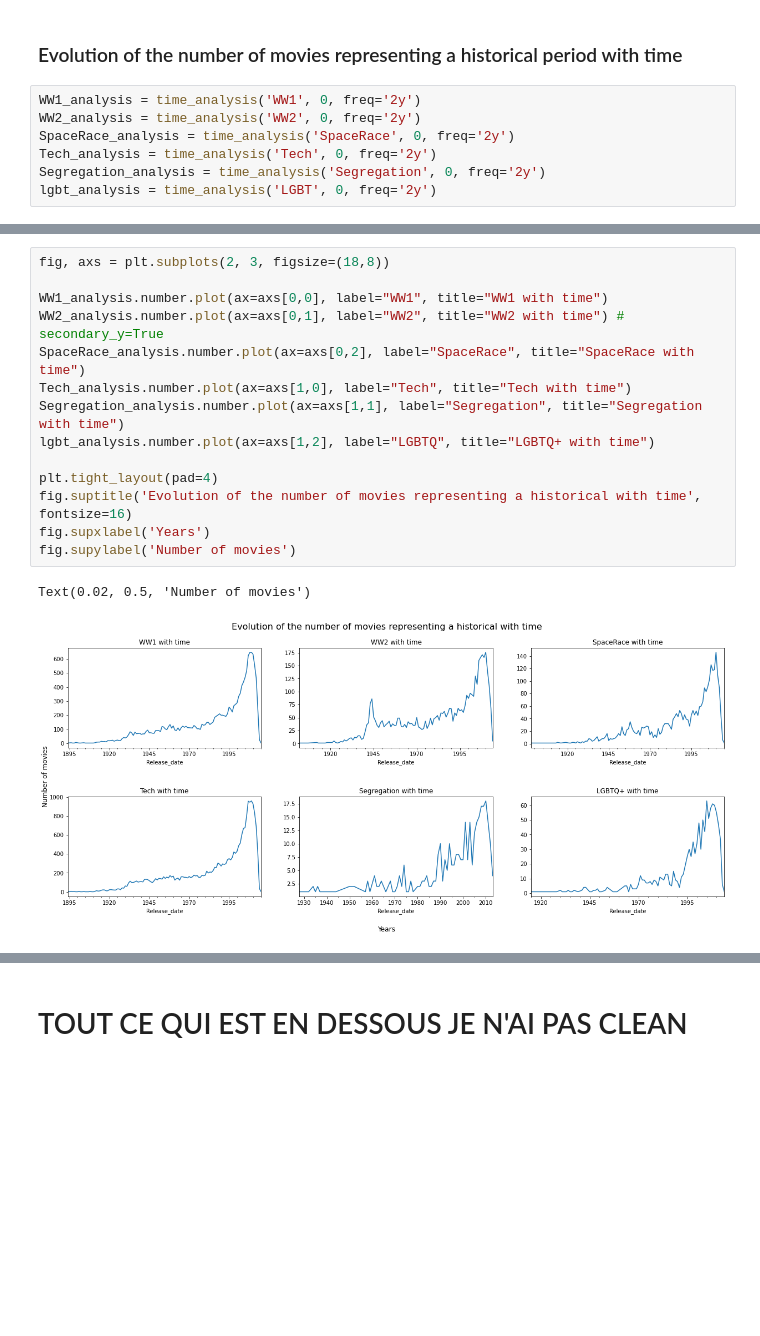
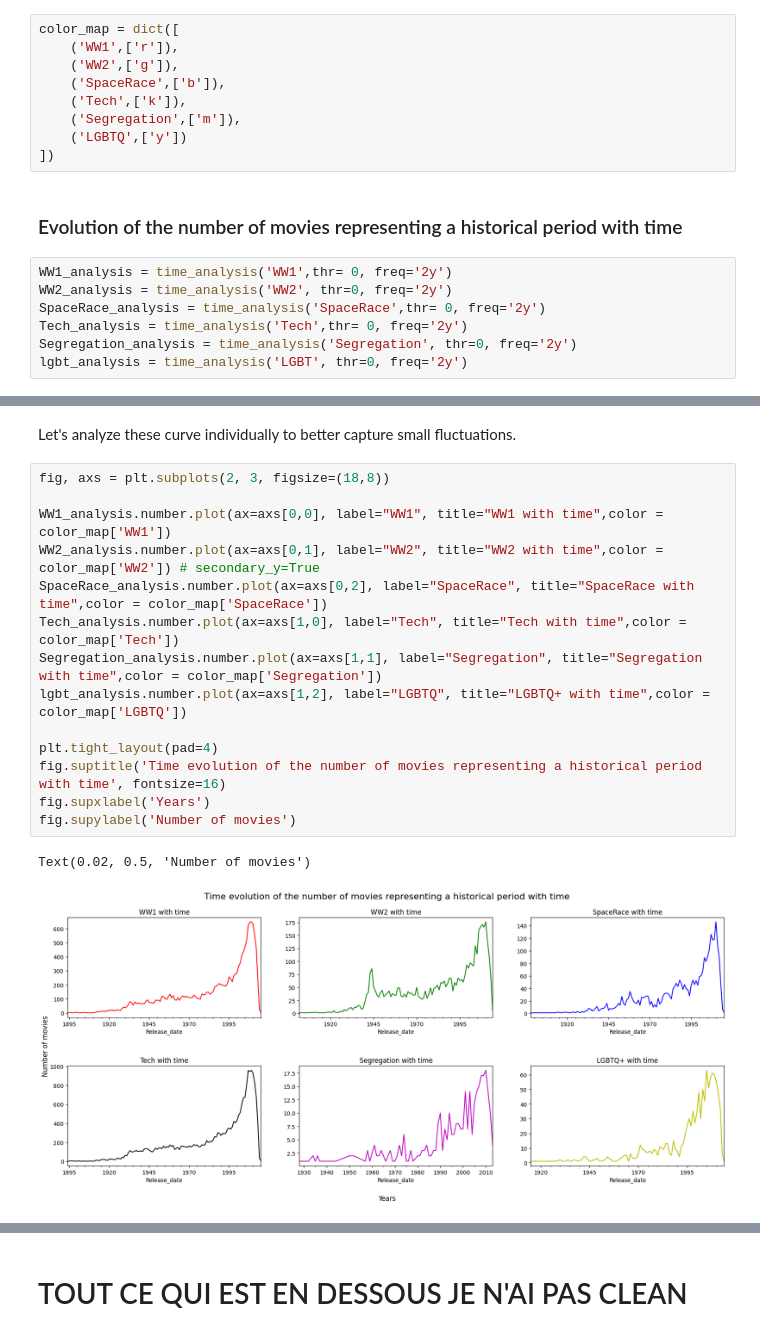
Before and after one commit to epfl-ada/ada-2022-project-thegonios, a Jupyter notebook: Data_processing.ipynb, the cells around one changed output, grey strips where cells are left out. Saved outputs shown, nothing was run; the diff lists cells and outputs as text; blank space fills up the shorter version.

```diff
--- a/Data_processing.ipynb
+++ b/Data_processing.ipynb
@@ -1025,9 +1062,18 @@ plt.show()
+# %%
+color_map = dict([
+    ('WW1',['r']),
+    ('WW2',['g']),
+    ('SpaceRace',['b']),
+    ('Tech',['k']),
+    ('Segregation',['m']),
+    ('LGBTQ',['y'])
+])
 # %% [markdown]
 ### Evolution of the number of movies representing a historical period with time
 # %%
-WW1_analysis = time_analysis('WW1', 0, freq='2y')
-WW2_analysis = time_analysis('WW2', 0, freq='2y')
-SpaceRace_analysis = time_analysis('SpaceRace', 0, freq='2y')
-Tech_analysis = time_analysis('Tech', 0, freq='2y')
-Segregation_analysis = time_analysis('Segregation', 0, freq='2y')
-lgbt_analysis = time_analysis('LGBT', 0, freq='2y')
+WW1_analysis = time_analysis('WW1',thr= 0, freq='2y')
+WW2_analysis = time_analysis('WW2', thr=0, freq='2y')
+SpaceRace_analysis = time_analysis('SpaceRace',thr= 0, freq='2y')
+Tech_analysis = time_analysis('Tech',thr= 0, freq='2y')
+Segregation_analysis = time_analysis('Segregation', thr=0, freq='2y')
+lgbt_analysis = time_analysis('LGBT', thr=0, freq='2y')
@@ -1046,17 +1095,19 @@ lgbt_analysis.number.plot(label="LGBTQ", legend=True)
+# %% [markdown]
+Let's analyze these curve individually to better capture small fluctuations.
 # %%
 fig, axs = plt.subplots(2, 3, figsize=(18,8))
 
-WW1_analysis.number.plot(ax=axs[0,0], label="WW1", title="WW1 with time")
-WW2_analysis.number.plot(ax=axs[0,1], label="WW2", title="WW2 with time") # secondary_y=True
-SpaceRace_analysis.number.plot(ax=axs[0,2], label="SpaceRace", title="SpaceRace with time")
-Tech_analysis.number.plot(ax=axs[1,0], label="Tech", title="Tech with time")
-Segregation_analysis.number.plot(ax=axs[1,1], label="Segregation", title="Segregation with time")
-lgbt_analysis.number.plot(ax=axs[1,2], label="LGBTQ", title="LGBTQ+ with time")
+WW1_analysis.number.plot(ax=axs[0,0], label="WW1", title="WW1 with time",color = color_map['WW1'])
+WW2_analysis.number.plot(ax=axs[0,1], label="WW2", title="WW2 with time",color = color_map['WW2']) # secondary_y=True
+SpaceRace_analysis.number.plot(ax=axs[0,2], label="SpaceRace", title="SpaceRace with time",color = color_map['SpaceRace'])
+Tech_analysis.number.plot(ax=axs[1,0], label="Tech", title="Tech with time",color = color_map['Tech'])
+Segregation_analysis.number.plot(ax=axs[1,1], label="Segregation", title="Segregation with time",color = color_map['Segregation'])
+lgbt_analysis.number.plot(ax=axs[1,2], label="LGBTQ", title="LGBTQ+ with time",color = color_map['LGBTQ'])
 
 plt.tight_layout(pad=4)
-fig.suptitle('Evolution of the number of movies representing a historical with time', fontsize=16)
+fig.suptitle('Time evolution of the number of movies representing a historical period with time', fontsize=16)
 fig.supxlabel('Years')
 fig.supylabel('Number of movies')
 # %% [output]
 Text(0.02, 0.5, 'Number of movies')
-[figure, old version]
+[figure, new version]
```
Also changed, not shown: parts of 63 cells of this notebook.
